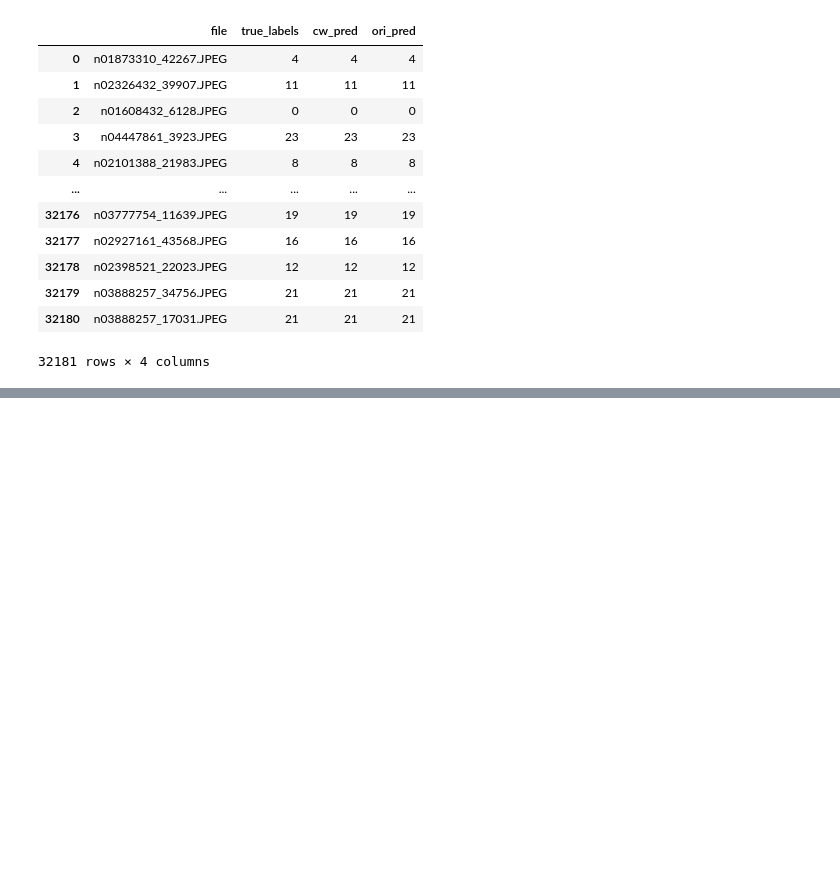
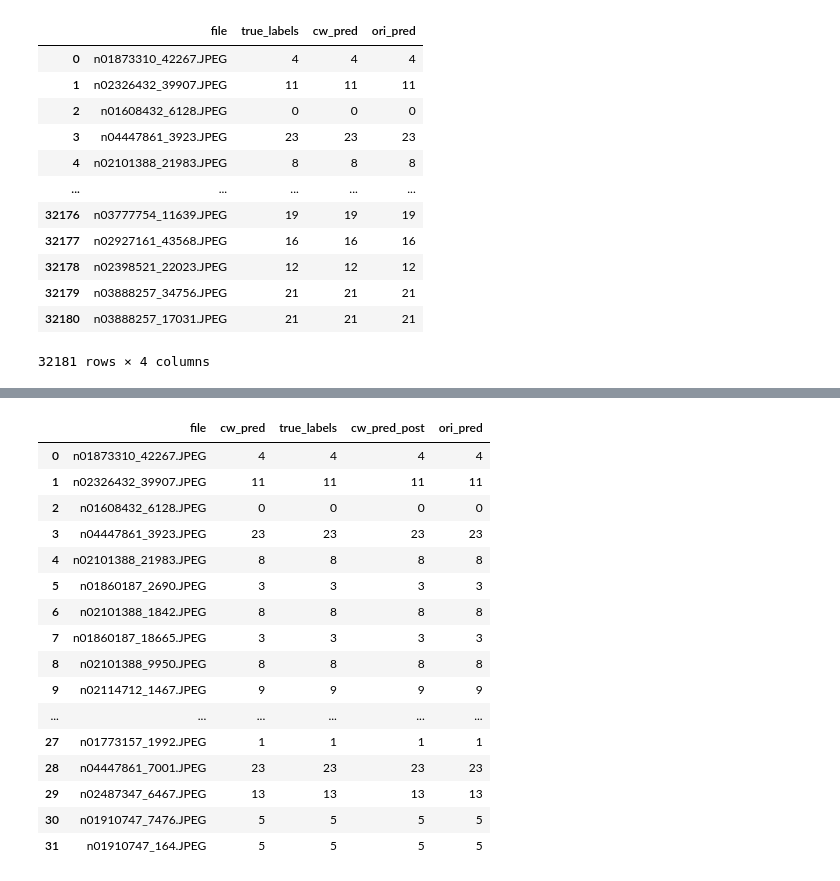
Before and after one commit to thobauma/AADefDINO, a Jupyter notebook: notebooks/p_classifier_forward.ipynb, the cells around one changed output, grey strips where cells are left out. Cells and saved outputs as stored; diff of their text form; code cells hidden in the pictures; blank space fills up the shorter version.

```diff
--- a/notebooks/p_classifier_forward.ipynb
+++ b/notebooks/p_classifier_forward.ipynb
@@ -283,0 +418,3 @@ df_data['train']['cw']
+# %%
+cw_df = pd.read_csv('/cluster/home/thobauma/deeplearning/data-mmathys/adversarial_data_test/cw/train/labels.txt', sep=" ", header=None)
+cw_df.columns=['file', 'label']
@@ -283,0 +441,22 @@ df_data['train']['cw']
+# %%
+cw_stuff = pd.merge(cw_df, df_data['train']['cw'], how='left', suffixes=('', '_post'), on=['file'])
+# %%
+cw_stuff
+# %% [output]
+|  | file | cw_pred | true_labels | cw_pred_post | ori_pred |
+| 0 | n01873310_42267.JPEG | 4 | 4 | 4 | 4 |
+| 1 | n02326432_39907.JPEG | 11 | 11 | 11 | 11 |
+| 2 | n01608432_6128.JPEG | 0 | 0 | 0 | 0 |
+| 3 | n04447861_3923.JPEG | 23 | 23 | 23 | 23 |
+| 4 | n02101388_21983.JPEG | 8 | 8 | 8 | 8 |
+| 5 | n01860187_2690.JPEG | 3 | 3 | 3 | 3 |
+| 6 | n02101388_1842.JPEG | 8 | 8 | 8 | 8 |
+| 7 | n01860187_18665.JPEG | 3 | 3 | 3 | 3 |
+| 8 | n02101388_9950.JPEG | 8 | 8 | 8 | 8 |
+| 9 | n02114712_1467.JPEG | 9 | 9 | 9 | 9 |
+| ... | ... | ... | ... | ... | ... |
+| 27 | n01773157_1992.JPEG | 1 | 1 | 1 | 1 |
+| 28 | n04447861_7001.JPEG | 23 | 23 | 23 | 23 |
+| 29 | n02487347_6467.JPEG | 13 | 13 | 13 | 13 |
+| 30 | n01910747_7476.JPEG | 5 | 5 | 5 | 5 |
+| 31 | n01910747_164.JPEG | 5 | 5 | 5 | 5 |
```
Also changed, not shown: parts of 12 cells of this notebook, 39 other files.
